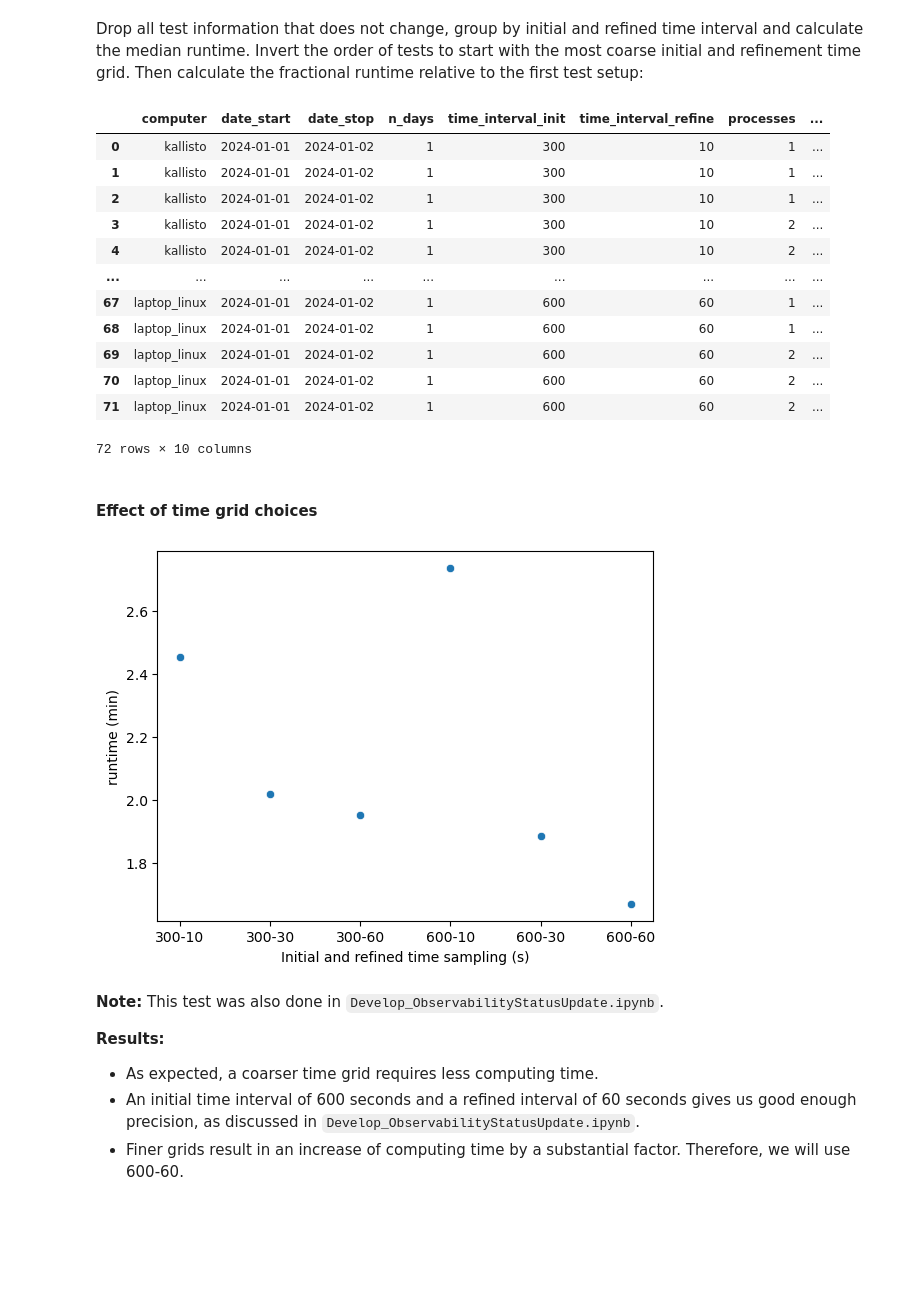
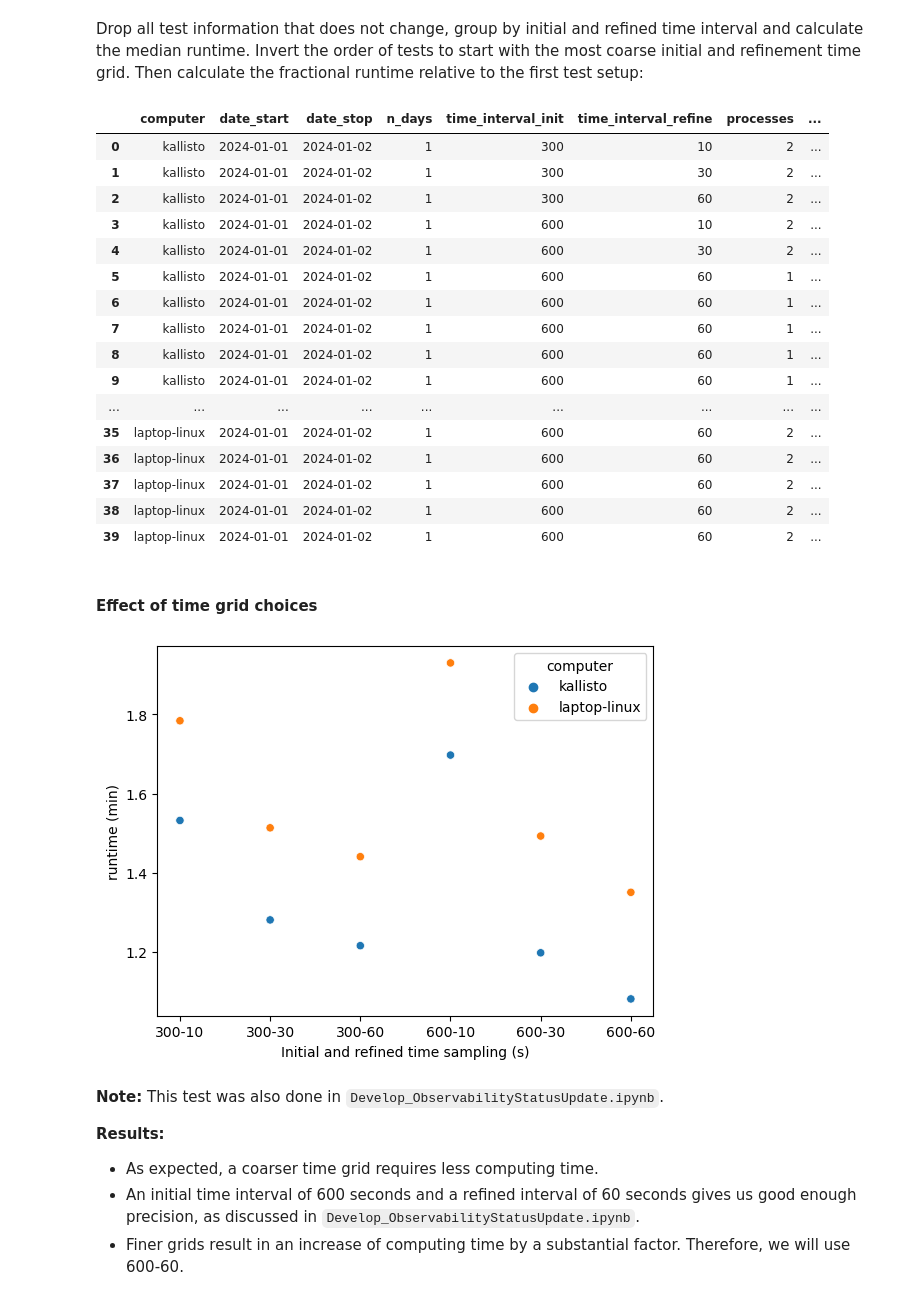
Before and after one commit to skiehl/pasiphae-survey-planner, a Jupyter notebook: Test_Runtime.ipynb, the cells around one changed output. Drawn from its saved outputs; the diff is of its cells as text; code cells hidden in the pictures; blank space fills up the shorter version.

```diff
--- a/Test_Runtime.ipynb
+++ b/Test_Runtime.ipynb
@@ -245,9 +245,9 @@ I moved the observability status calculations from the priorization to the obser
 ### Test grid setup
 # %%
 tests = pd.concat(
-        [pd.read_csv('runtime_tests_5_testgrid_local.dat').rename(columns={
+        [pd.read_csv('runtime_tests_5_testgrid_laptop.dat').rename(columns={
                 '#computer': 'computer', 'runtime_total (days)': 'runtime (days)'}),
-        pd.read_csv('runtime_tests_4_testsetup_kallisto.dat').rename(columns={
+        pd.read_csv('runtime_tests_5_testgrid_kallisto.dat').rename(columns={
                 '#computer': 'computer', 'runtime_total (days)': 'runtime (days)'})],
         ignore_index=True)
 tests['runtime (min)'] = tests['runtime (days)'] * 24 * 60
@@ -259,18 +259,22 @@ tests.drop(columns=['test_id'], inplace=True)
 tests
 # %% [output]
 |  | computer | date_start | date_stop | n_days | time_interval_init | time_interval_refine | processes | ... |
-| 0 | kallisto | 2024-01-01 | 2024-01-02 | 1 | 300 | 10 | 1 | ... |
-| 1 | kallisto | 2024-01-01 | 2024-01-02 | 1 | 300 | 10 | 1 | ... |
-| 2 | kallisto | 2024-01-01 | 2024-01-02 | 1 | 300 | 10 | 1 | ... |
-| 3 | kallisto | 2024-01-01 | 2024-01-02 | 1 | 300 | 10 | 2 | ... |
-| 4 | kallisto | 2024-01-01 | 2024-01-02 | 1 | 300 | 10 | 2 | ... |
+| 0 | kallisto | 2024-01-01 | 2024-01-02 | 1 | 300 | 10 | 2 | ... |
+| 1 | kallisto | 2024-01-01 | 2024-01-02 | 1 | 300 | 30 | 2 | ... |
+| 2 | kallisto | 2024-01-01 | 2024-01-02 | 1 | 300 | 60 | 2 | ... |
+| 3 | kallisto | 2024-01-01 | 2024-01-02 | 1 | 600 | 10 | 2 | ... |
+| 4 | kallisto | 2024-01-01 | 2024-01-02 | 1 | 600 | 30 | 2 | ... |
+| 5 | kallisto | 2024-01-01 | 2024-01-02 | 1 | 600 | 60 | 1 | ... |
+| 6 | kallisto | 2024-01-01 | 2024-01-02 | 1 | 600 | 60 | 1 | ... |
+| 7 | kallisto | 2024-01-01 | 2024-01-02 | 1 | 600 | 60 | 1 | ... |
+| 8 | kallisto | 2024-01-01 | 2024-01-02 | 1 | 600 | 60 | 1 | ... |
+| 9 | kallisto | 2024-01-01 | 2024-01-02 | 1 | 600 | 60 | 1 | ... |
 | ... | ... | ... | ... | ... | ... | ... | ... | ... |
-| 67 | laptop_linux | 2024-01-01 | 2024-01-02 | 1 | 600 | 60 | 1 | ... |
-| 68 | laptop_linux | 2024-01-01 | 2024-01-02 | 1 | 600 | 60 | 1 | ... |
-| 69 | laptop_linux | 2024-01-01 | 2024-01-02 | 1 | 600 | 60 | 2 | ... |
-| 70 | laptop_linux | 2024-01-01 | 2024-01-02 | 1 | 600 | 60 | 2 | ... |
-| 71 | laptop_linux | 2024-01-01 | 2024-01-02 | 1 | 600 | 60 | 2 | ... |
+| 35 | laptop-linux | 2024-01-01 | 2024-01-02 | 1 | 600 | 60 | 2 | ... |
+| 36 | laptop-linux | 2024-01-01 | 2024-01-02 | 1 | 600 | 60 | 2 | ... |
+| 37 | laptop-linux | 2024-01-01 | 2024-01-02 | 1 | 600 | 60 | 2 | ... |
+| 38 | laptop-linux | 2024-01-01 | 2024-01-02 | 1 | 600 | 60 | 2 | ... |
+| 39 | laptop-linux | 2024-01-01 | 2024-01-02 | 1 | 600 | 60 | 2 | ... |
-72 rows × 10 columns
 # %% [markdown]
 #### Effect of time grid choices
 # %%
@@ -279,14 +283,13 @@ tests['time_interval_tag'] = time_interval_tag
 del time_interval_tag
 # %%
 sel = np.logical_and.reduce([
-        tests['computer'] == 'kallisto',
-        tests['batch_write'] == 1000,
-        tests['processes'] == 1])
-sns.scatterplot(data=tests.loc[sel], x='time_interval_tag', y='runtime (min)')
+        tests['batch_write'] == 300,
+        tests['processes'] == 2])
+sns.scatterplot(data=tests.loc[sel], x='time_interval_tag', y='runtime (min)', hue='computer')
 plt.xlabel('Initial and refined time sampling (s)')
 plt.savefig('plots/runtime_vs_timesampling.png', dpi=200)
 # %% [output]
-[figure, old version]
+[figure, new version]
 # %% [markdown]
 **Note:** This test was also done in `Develop_ObservabilityStatusUpdate.ipynb`.
 
```
Also changed, not shown: parts of 10 cells of this notebook, 9 other files.
